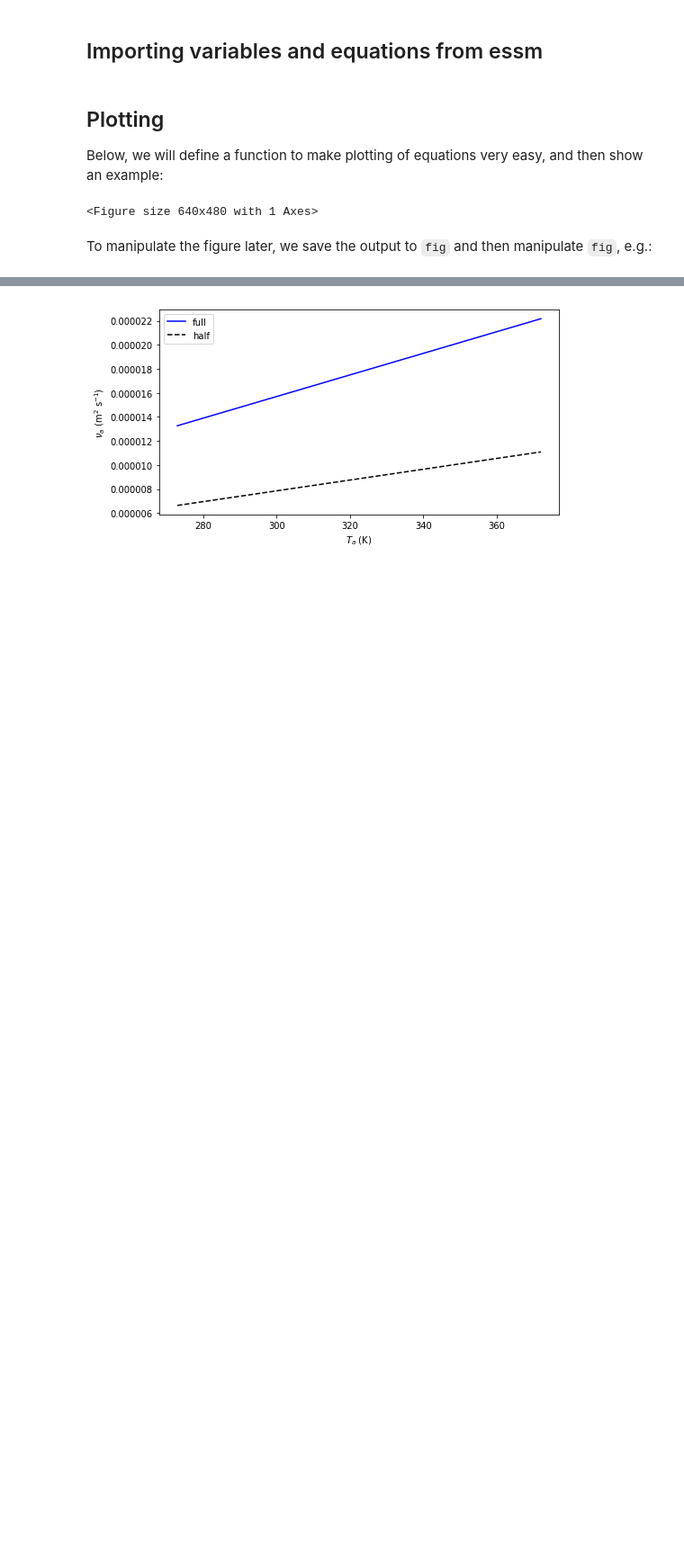
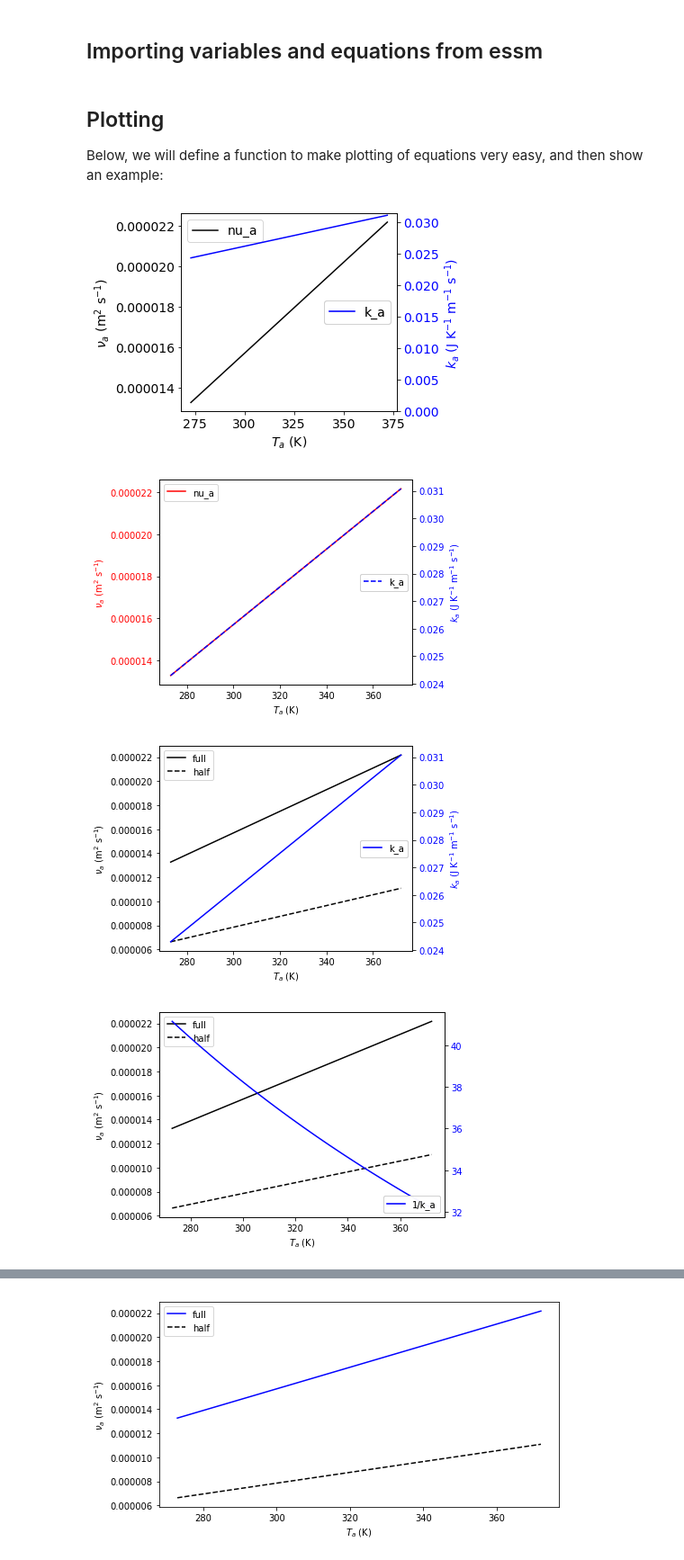
Before and after one commit to environmentalscience/essm, a Jupyter notebook: docs/examples/api_features.ipynb, the cells around one changed output, grey strips where cells are left out. Shown at 90% size. Saved outputs shown, nothing was run; the diff lists cells and outputs as text; code cells hidden in the pictures; blank space fills up the shorter version.

```diff
--- a/docs/examples/api_features.ipynb
+++ b/docs/examples/api_features.ipynb
@@ -210,22 +212,22 @@ def plot_expr2(xvar_min_max, yldata, yllabel=None, yrdata=None,
     ax1.tick_params(axis='both', which='major', labelsize=fontsize_ticks)
     fig.tight_layout()  # otherwise the right y-label is slightly clipped
     return fig
-
-vdict = Variable.__defaults__.copy()
-expr = eq_nua.subs(vdict)
-exprr = eq_ka.subs(vdict)
-xvar = T_a
-yldata = [(expr.rhs, 'full'), (expr.rhs/2, 'half')]
-yrdata = exprr
-
-plot_expr2((T_a, 273, 373), yldata=expr, yrdata=exprr, yrmin=-0.0001, fontsize=14) # note that yrmin=0 would have no effect
-plot_expr2((T_a, 273, 373), yldata=expr, yrdata=exprr, colors=['red', 'blue'], linestylesr=['--'])
-plot_expr2((T_a, 273, 373), yldata, yllabel = (nu_a), yrdata=yrdata)
-plot_expr2((T_a, 273, 373), yldata, yllabel = (nu_a), yrdata=[(1/exprr.rhs, 1/exprr.lhs)],
-           loc_legend_right='lower right')
-plot_expr2((T_a, 273, 373), expr)
-plot_expr2((T_a, 273, 373), yldata, yllabel = (nu_a))
-# %% [output]
-<Figure size 640x480 with 1 Axes>
-# %% [markdown]
-To manipulate the figure later, we save the output to `fig` and then manipulate `fig`, e.g.:
+# %%
+vdict = Variable.__defaults__.copy()
+expr = eq_nua.subs(vdict)
+exprr = eq_ka.subs(vdict)
+xvar = T_a
+yldata = [(expr.rhs, 'full'), (expr.rhs/2, 'half')]
+yrdata = exprr
+fig=plot_expr2((T_a, 273, 373), yldata=expr, yrdata=exprr, yrmin=-0.0001, fontsize=14) # note that yrmin=0 would have no effect
+fig=plot_expr2((T_a, 273, 373), yldata=expr, yrdata=exprr, colors=['red', 'blue'], linestylesr=['--'])
+fig=plot_expr2((T_a, 273, 373), yldata, yllabel = (nu_a), yrdata=yrdata)
+fig=plot_expr2((T_a, 273, 373), yldata, yllabel = (nu_a), yrdata=[(1/exprr.rhs, 1/exprr.lhs)],
+           loc_legend_right='lower right')
+fig=plot_expr2((T_a, 273, 373), expr)
+fig=plot_expr2((T_a, 273, 373), yldata, yllabel = (nu_a))
+# %% [output]
+[figure, added]
+[figure, added]
+[figure, added]
+[figure, added]
```
Also changed, not shown: parts of 33 cells of this notebook, 6 other files.
